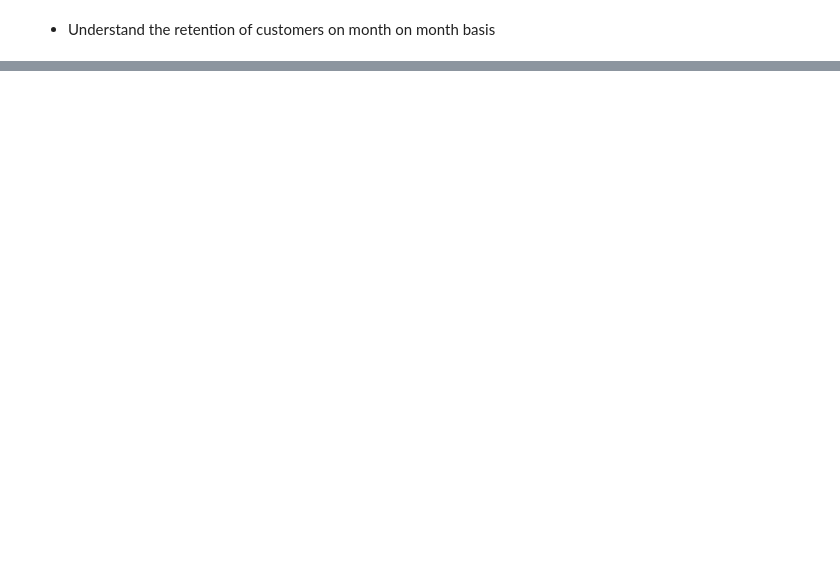
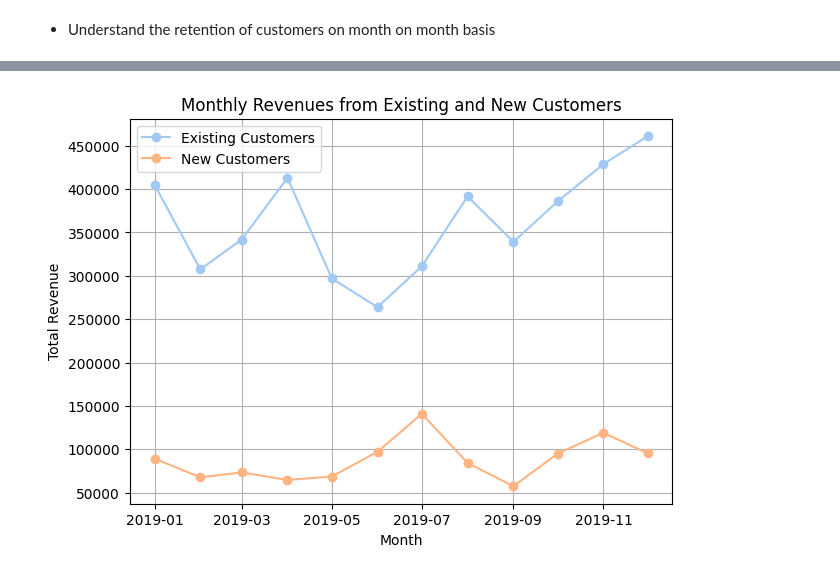
Before and after one commit to gomezgaston/Analysis_For_Ecommerce, a Jupyter notebook: EDA.ipynb, the cells around one changed output, grey strips where cells are left out. Drawn from its saved outputs; the diff is of its cells as text; code cells hidden in the pictures; blank space fills up the shorter version.

```diff
--- a/EDA.ipynb
+++ b/EDA.ipynb
@@ -520,0 +533,30 @@ plt.show()
+# %%
+def customer_age(x):
+    if x >= 12:
+        customer = "old"
+    else:
+        customer = "new"
+    return customer
+
+df_customers["Customer_age"] = df_customers["Tenure_Months"].apply(customer_age)
+df_aux = pd.merge(df_sales, df_customers, on="CustomerID", how="left")
+df_grouped = df_aux.groupby(["CustomerID", "Customer_age", "Month"])["Revenue"].sum().reset_index()
+
+
+existing_customers = df_grouped[df_grouped["Customer_age"] == "old"]
+new_customers = df_grouped[df_grouped["Customer_age"] == "new"]
+existing_customers_monthly = existing_customers.groupby("Month")["Revenue"].sum()
+new_customers_monthly = new_customers.groupby("Month")["Revenue"].sum()
+
+
+plt.figure(figsize=(7, 5))
+plt.plot(existing_customers_monthly.index, existing_customers_monthly, label='Existing Customers', marker='o', linestyle='-')
+plt.plot(new_customers_monthly.index, new_customers_monthly, label='New Customers', marker='o', linestyle='-')
+plt.xlabel('Month')
+plt.ylabel('Total Revenue')
+plt.grid(True)
+plt.title('Monthly Revenues from Existing and New Customers')
+plt.legend()
+plt.show()
+# %% [output]
+[figure, added]
```
Also changed, not shown: parts of 19 cells of this notebook, 1 other file.
